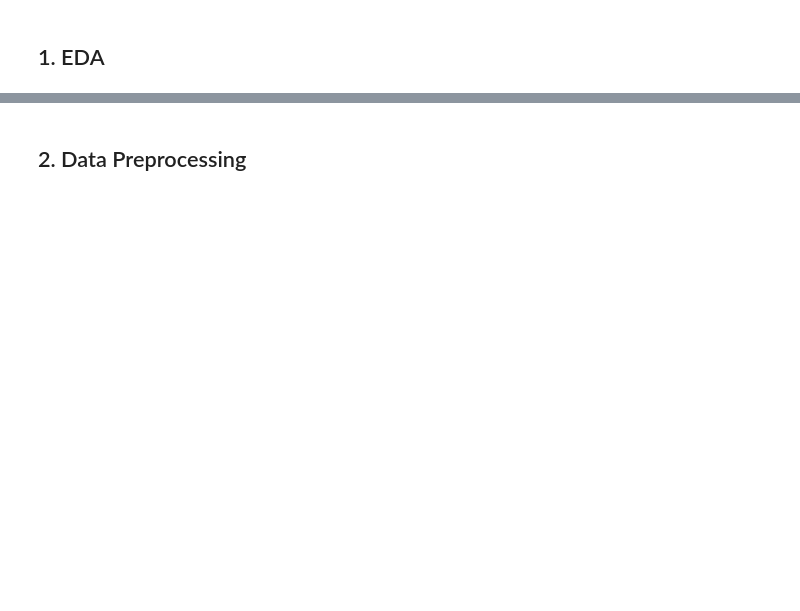
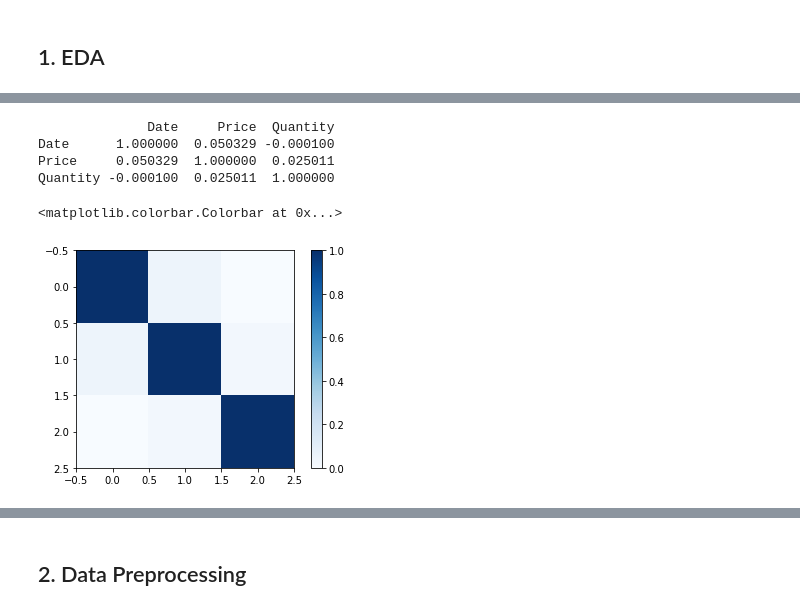
Before and after one commit to fadliarz/Tubes1_IF4041_DataMining, a Jupyter notebook: notebook.ipynb, the cells around one changed output, grey strips where cells are left out. Cells and saved outputs as stored; diff of their text form; code cells hidden in the pictures; blank space fills up the shorter version.

```diff
--- a/notebook.ipynb
+++ b/notebook.ipynb
@@ -132,0 +137,14 @@ df[df['Quantity'] < 0].sort_values('Quantity', ascending=True)
+# %%
+# Correlation diagram date, price, dan quantity
+matrix = df[['Date', 'Price', 'Quantity']].corr()
+print(matrix)
+
+plt.imshow(matrix, cmap="Blues")
+plt.colorbar()
+# %% [output]
+              Date     Price  Quantity
+Date      1.000000  0.050329 -0.000100
+Price     0.050329  1.000000  0.025011
+Quantity -0.000100  0.025011  1.000000
+<matplotlib.colorbar.Colorbar at 0x...>
+[figure, added]
```
Also changed, not shown: parts of 15 cells of this notebook.
